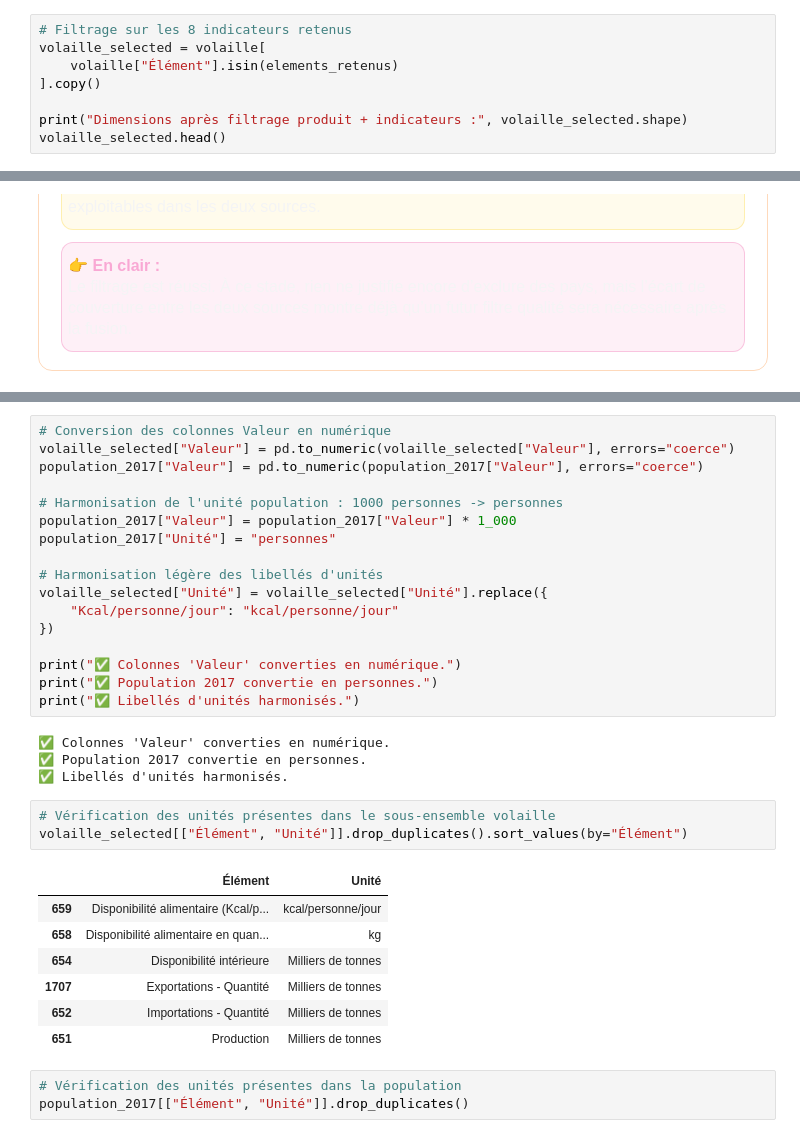
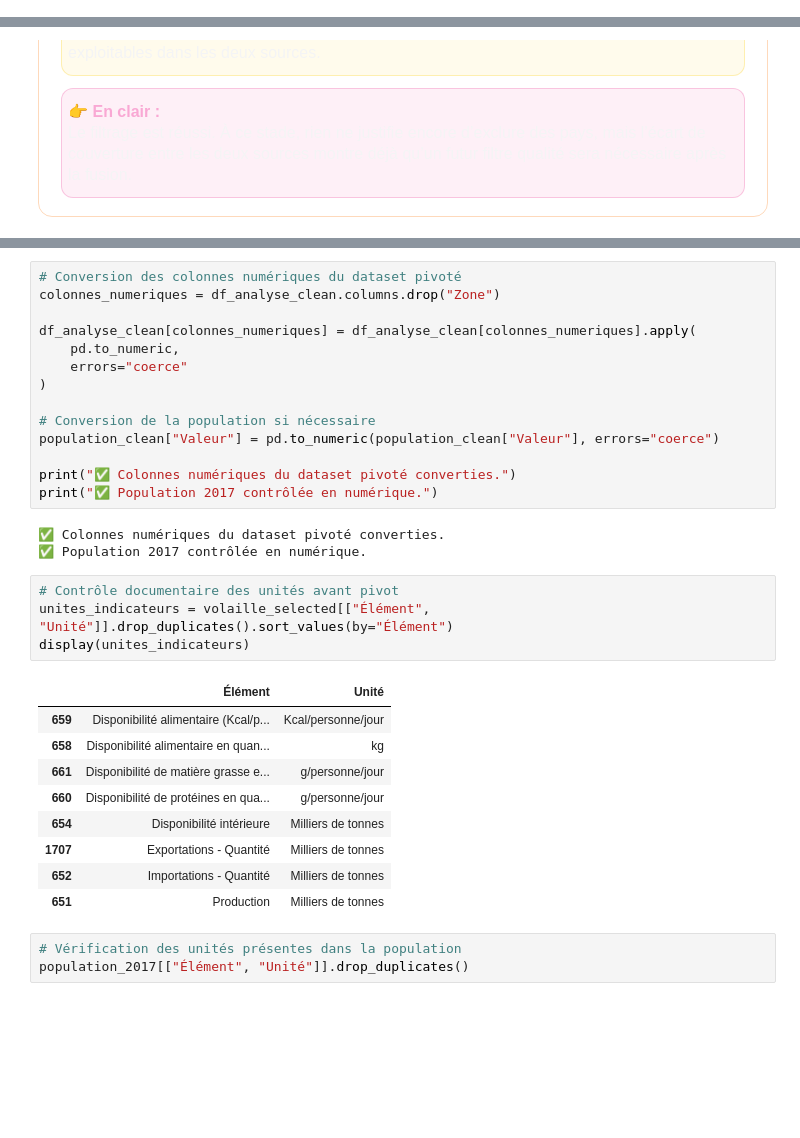
Before and after one commit to Stephane-OC/la-poule-qui-chante-market-study, a Jupyter notebook: preparation_nettoyage_EDA.ipynb, the cells around one changed output, grey strips where cells are left out. Drawn from its saved outputs; the diff is of its cells as text; blank space fills up the shorter version.

```diff
--- a/preparation_nettoyage_EDA.ipynb
+++ b/preparation_nettoyage_EDA.ipynb
@@ -2298,8 +2216,0 @@ elements_retenus
-# %%
-# Filtrage sur les 8 indicateurs retenus
-volaille_selected = volaille[
-    volaille["Élément"].isin(elements_retenus)
-].copy()
-
-print("Dimensions après filtrage produit + indicateurs :", volaille_selected.shape)
-volaille_selected.head()
@@ -2468,33 +2402,32 @@ Description du Symbole        str
 Note                          str
 dtype: object
 # %%
-# Conversion des colonnes Valeur en numérique
-volaille_selected["Valeur"] = pd.to_numeric(volaille_selected["Valeur"], errors="coerce")
-population_2017["Valeur"] = pd.to_numeric(population_2017["Valeur"], errors="coerce")
+# Conversion des colonnes numériques du dataset pivoté
+colonnes_numeriques = df_analyse_clean.columns.drop("Zone")
 
-# Harmonisation de l'unité population : 1000 personnes -> personnes
-population_2017["Valeur"] = population_2017["Valeur"] * 1_000
-population_2017["Unité"] = "personnes"
+df_analyse_clean[colonnes_numeriques] = df_analyse_clean[colonnes_numeriques].apply(
+    pd.to_numeric,
+    errors="coerce"
+)
 
-# Harmonisation légère des libellés d'unités
-volaille_selected["Unité"] = volaille_selected["Unité"].replace({
-    "Kcal/personne/jour": "kcal/personne/jour"
-})
+# Conversion de la population si nécessaire
+population_clean["Valeur"] = pd.to_numeric(population_clean["Valeur"], errors="coerce")
 
-print("✅ Colonnes 'Valeur' converties en numérique.")
-print("✅ Population 2017 convertie en personnes.")
-print("✅ Libellés d'unités harmonisés.")
+print("✅ Colonnes numériques du dataset pivoté converties.")
+print("✅ Population 2017 contrôlée en numérique.")
 # %% [output]
-✅ Colonnes 'Valeur' converties en numérique.
-✅ Population 2017 convertie en personnes.
-✅ Libellés d'unités harmonisés.
+✅ Colonnes numériques du dataset pivoté converties.
+✅ Population 2017 contrôlée en numérique.
 # %%
-# Vérification des unités présentes dans le sous-ensemble volaille
-volaille_selected[["Élément", "Unité"]].drop_duplicates().sort_values(by="Élément")
+# Contrôle documentaire des unités avant pivot
+unites_indicateurs = volaille_selected[["Élément", "Unité"]].drop_duplicates().sort_values(by="Élément")
+display(unites_indicateurs)
 # %% [output]
 |  | Élément | Unité |
-| 659 | Disponibilité alimentaire (Kcal/p... | kcal/personne/jour |
+| 659 | Disponibilité alimentaire (Kcal/p... | Kcal/personne/jour |
 | 658 | Disponibilité alimentaire en quan... | kg |
+| 661 | Disponibilité de matière grasse e... | g/personne/jour |
+| 660 | Disponibilité de protéines en qua... | g/personne/jour |
 | 654 | Disponibilité intérieure | Milliers de tonnes |
 | 1707 | Exportations - Quantité | Milliers de tonnes |
 | 652 | Importations - Quantité | Milliers de tonnes |
```
Also changed, not shown: parts of 88 cells of this notebook, 2 other files.
